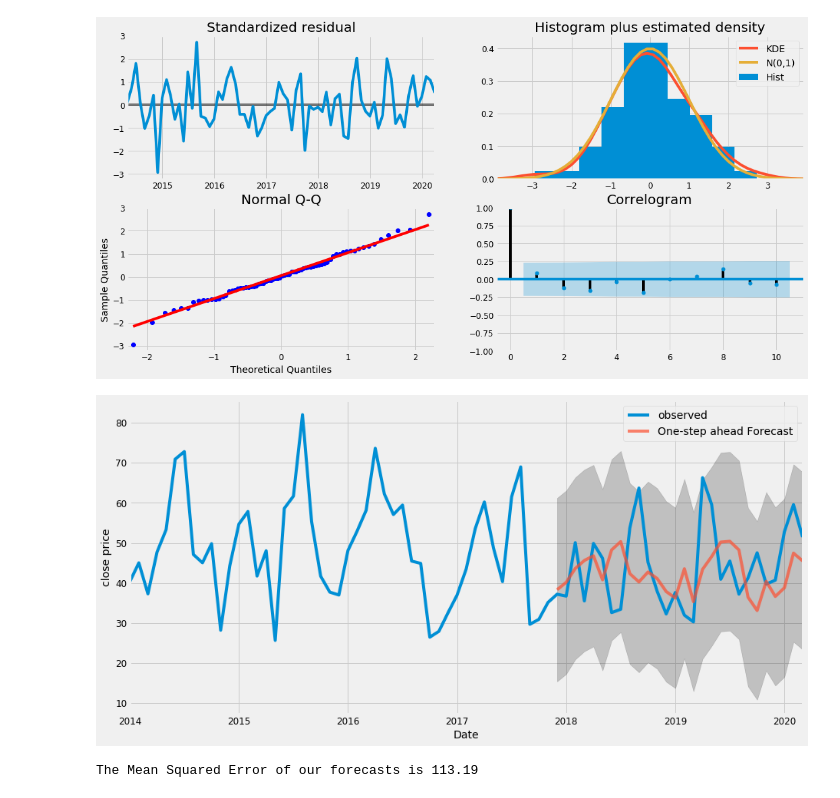
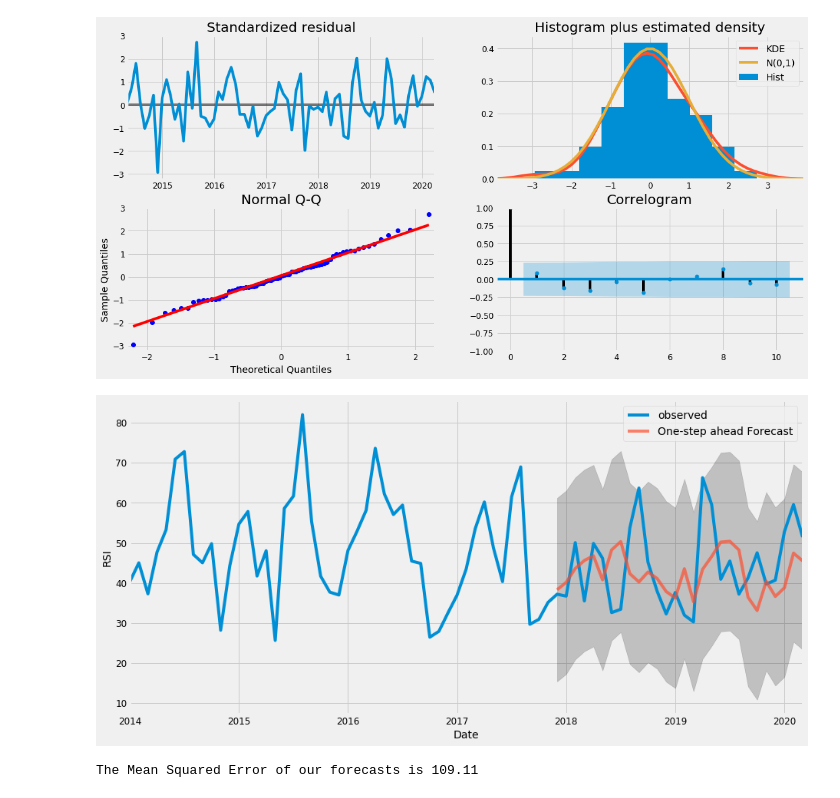
Before and after one commit to KabichNeu/StockMarketPrediction, a Jupyter notebook: ML_Stock_Digger_usth/model_rsi.ipynb, the cells around one changed output. Drawn from its saved outputs; the diff is of its cells as text; code cells hidden in the pictures.

Commit message:
RSI and CLOSE

```diff
--- a/ML_Stock_Digger_usth/model.ipynb
+++ b/ML_Stock_Digger_usth/model_rsi.ipynb
@@ -213,30 +213,30 @@ plt.show()
 # %%
 pred = results.get_prediction(start=pd.to_datetime('2017-12-31'), dynamic=False)
 pred_ci = pred.conf_int()
 
 ax = monthly_mean['2014':].plot(label='observed')
 pred.predicted_mean.plot(ax=ax, label='One-step ahead Forecast', alpha=.7, figsize=(14, 7))
 
 ax.fill_between(pred_ci.index,
                 pred_ci.iloc[:, 0],
                 pred_ci.iloc[:, 1], color='k', alpha=.2)
 
 ax.set_xlabel('Date')
-ax.set_ylabel('close price')
+ax.set_ylabel('RSI')
 plt.legend()
 
 plt.show()
 # %% [output]
-[figure, old version]
+[figure, new version]
 # %%
 y_forecasted = pred.predicted_mean
-y_truth = monthly_mean['2017-12-31':]
+y_truth = monthly_mean['2018-12-31':]
 
 # Compute the mean square error
 mse = ((y_forecasted - y_truth) ** 2).mean()
 print('The Mean Squared Error of our forecasts is {}'.format(round(mse, 2)))
 # %% [output]
-The Mean Squared Error of our forecasts is 113.19
+The Mean Squared Error of our forecasts is 109.11
 # %%
 print('The Root Mean Squared Error of our forecasts is {}'.format(round(np.sqrt(mse), 2)))
 # %% [output]
```
Also changed, not shown: parts of 3 cells of this notebook, 1 other file.
